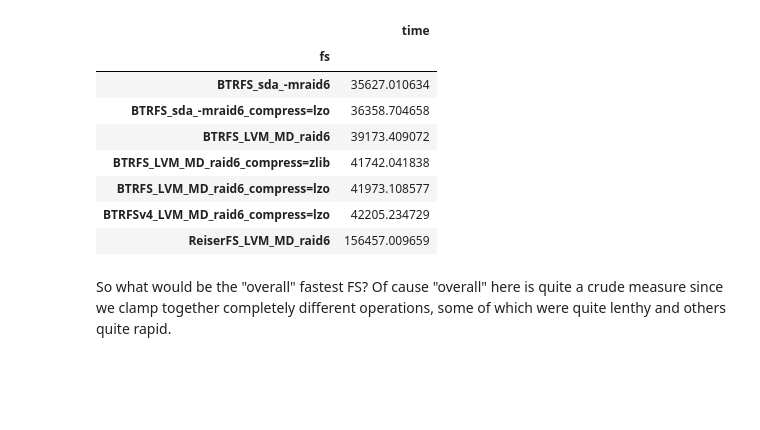
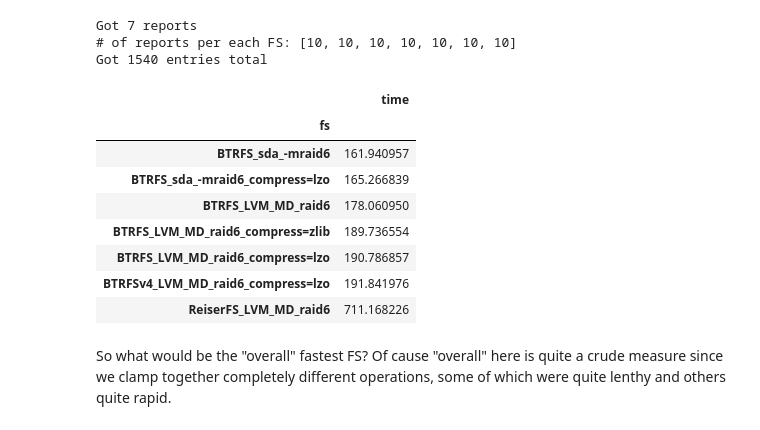
Before and after one commit to datalad/benchmarking, a Jupyter notebook: test_fs_analysis.ipynb, the cells around one changed output. Drawn from its saved outputs; the diff is of its cells as text; code cells hidden in the pictures; blank space fills up the shorter version.

Commit message:
Full report notebook

```diff
--- a/test_fs_analysis.ipynb
+++ b/test_fs_analysis.ipynb
@@ -10,5 +16,0 @@ import numpy as np
-# %%
-nruns = 100 # so I could filter out reports more
-#report_files = glob.glob('test_fs_protocols/simpleannex_ndirs=20_nfiles=100-*json')
-report_files = glob.glob('test_fs_protocols/simpleannex-big_ndirs=100_nfiles=1000-*json')
-print "Got %d reports" % len(report_files)
@@ -17,10 +17,13 @@ Got 7 reports
 # %%
-reports = [json.load(open(r)) for r in report_files]
-minnruns = min(len(r) for r in reports)
-maxnruns = max(len(r) for r in reports)
-#reports = [r for r in reports if len(r) == nruns]
-reports = [ r[:minnruns] for r in reports]
-#reports = [r for r in reports if len(r) == maxnruns]
-
-print "# of reports per each FS:", [len(r) for r in reports]
-#print [r[-1]['run'] for r in reports]
+def load_reports(prefix, equal_length=True):
+    report_files = glob.glob('test_fs_protocols/%s*json' % prefix)
+    print "Got %d reports" % len(report_files)
+    reports = [json.load(open(r)) for r in report_files]
+    minnruns = min(len(r) for r in reports)
+    maxnruns = max(len(r) for r in reports)
+    #reports = [r for r in reports if len(r) == nruns]
+    if equal_length:
+        reports = [ r[:minnruns] for r in reports]
+    #reports = [r for r in reports if len(r) == maxnruns]
+    print "# of reports per each FS:", [len(r) for r in reports]
+    return reports
@@ -62,16 +63,24 @@ Got 1540 entries total
+# %%
+# Some of the cells below are "draft" analyses, so let's preload some data for them
+df = reports_to_dataframe(load_reports('simpleannex-big_ndirs=100_nfiles=1000-'))
+# simpleannex_ndirs=20_nfiles=100-
+# %% [output]
+Got 7 reports
+# of reports per each FS: [10, 10, 10, 10, 10, 10, 10]
+Got 1540 entries total
 # %%
 # What were overall the fastest FS?
-df.groupby(['fs'])['time', 'run_type'].sum().sort('time')
+df.groupby(['fs'])['time', 'run_type'].mean().sort('time')
 # %% [output]
 |  | time |
 | fs |  |
-| BTRFS_sda_-mraid6 | 35627.010634 |
-| BTRFS_sda_-mraid6_compress=lzo | 36358.704658 |
-| BTRFS_LVM_MD_raid6 | 39173.409072 |
-| BTRFS_LVM_MD_raid6_compress=zlib | 41742.041838 |
-| BTRFS_LVM_MD_raid6_compress=lzo | 41973.108577 |
-| BTRFSv4_LVM_MD_raid6_compress=lzo | 42205.234729 |
-| ReiserFS_LVM_MD_raid6 | 156457.009659 |
+| BTRFS_sda_-mraid6 | 161.940957 |
+| BTRFS_sda_-mraid6_compress=lzo | 165.266839 |
+| BTRFS_LVM_MD_raid6 | 178.060950 |
+| BTRFS_LVM_MD_raid6_compress=zlib | 189.736554 |
+| BTRFS_LVM_MD_raid6_compress=lzo | 190.786857 |
+| BTRFSv4_LVM_MD_raid6_compress=lzo | 191.841976 |
+| ReiserFS_LVM_MD_raid6 | 711.168226 |
 # %% [markdown]
 So what would be the "overall" fastest FS?  Of cause "overall" here is quite a crude measure since we clamp together completely different operations, some of which were quite lenthy and others quite rapid.
 # %%
```
Also changed, not shown: parts of 22 cells of this notebook.
